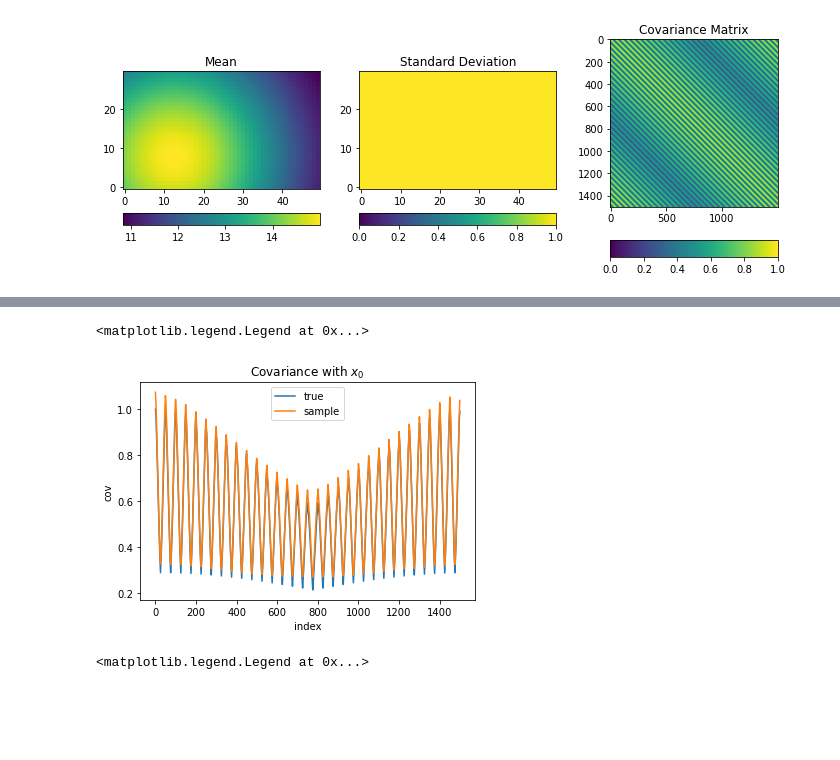
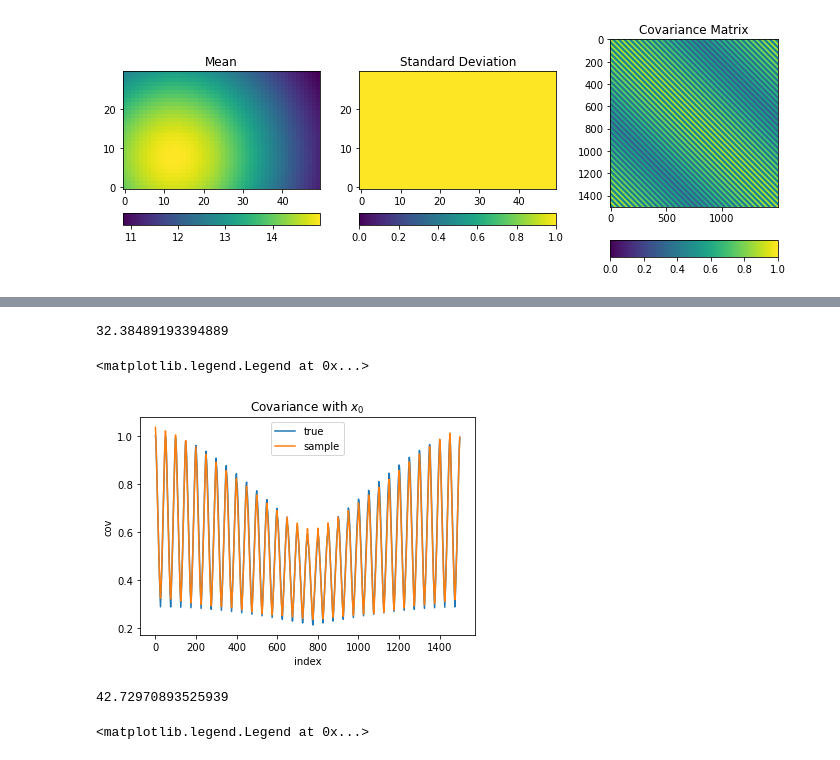
Before and after one commit to FlorianBeiser/advectionDiffusion, a Jupyter notebook: Sampling.ipynb, the cells around one changed output, grey strips where cells are left out. Cells and saved outputs as stored; diff of their text form; code cells hidden in the pictures; blank space fills up the shorter version.

```diff
--- a/Sampling.ipynb
+++ b/Sampling.ipynb
@@ -44,16 +51,26 @@ import Sampler
 prior_sampler = Sampler.Sampler(grid, prior_args)
 
 X = prior_sampler.sample(10000)
+# %%
+np.linalg.norm(prior_sampler.cov-np.cov(X))
+# %% [output]
+32.38489193394889
 # %%
-plt.plot(prior_sampler.cov[0])
-plt.plot(np.cov(X)[0])
+row = 0
+
+plt.plot(prior_sampler.cov[row])
+plt.plot(np.cov(X)[row])
 plt.xlabel("index")
 plt.ylabel("cov")
 plt.title("Covariance with $x_0$")
 plt.legend(["true","sample"])
 # %% [output]
 <matplotlib.legend.Legend at 0x...>
-[figure, old version]
+[figure, new version]
 # %%
 Y = prior_sampler.gaussian_random_field(prior_sampler.mean, prior_sampler.cov, N=100000, nugget=0.0)
+# %%
+np.linalg.norm(prior_sampler.cov-np.cov(Y))
+# %% [output]
+42.72970893525939
 # %%
```
Also changed, not shown: parts of 12 cells of this notebook.
